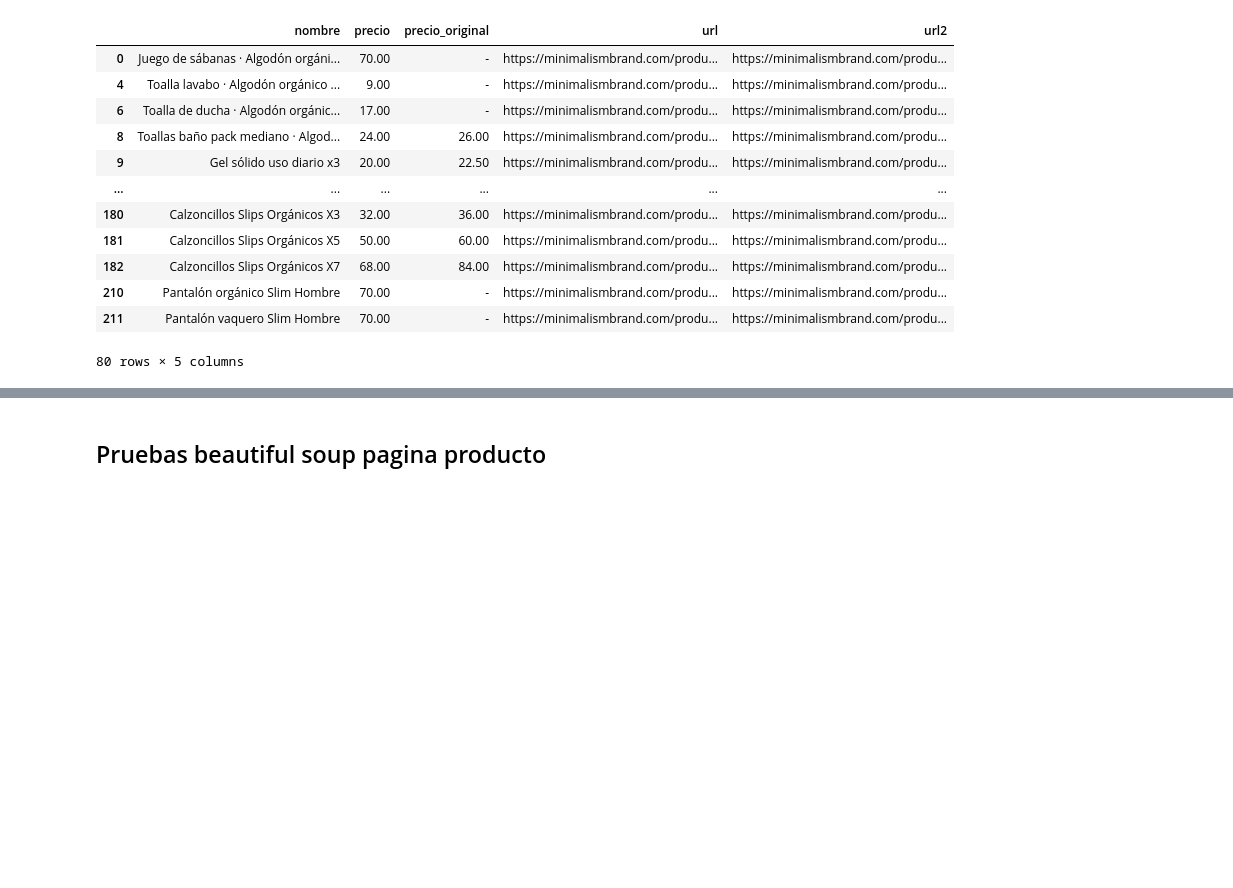
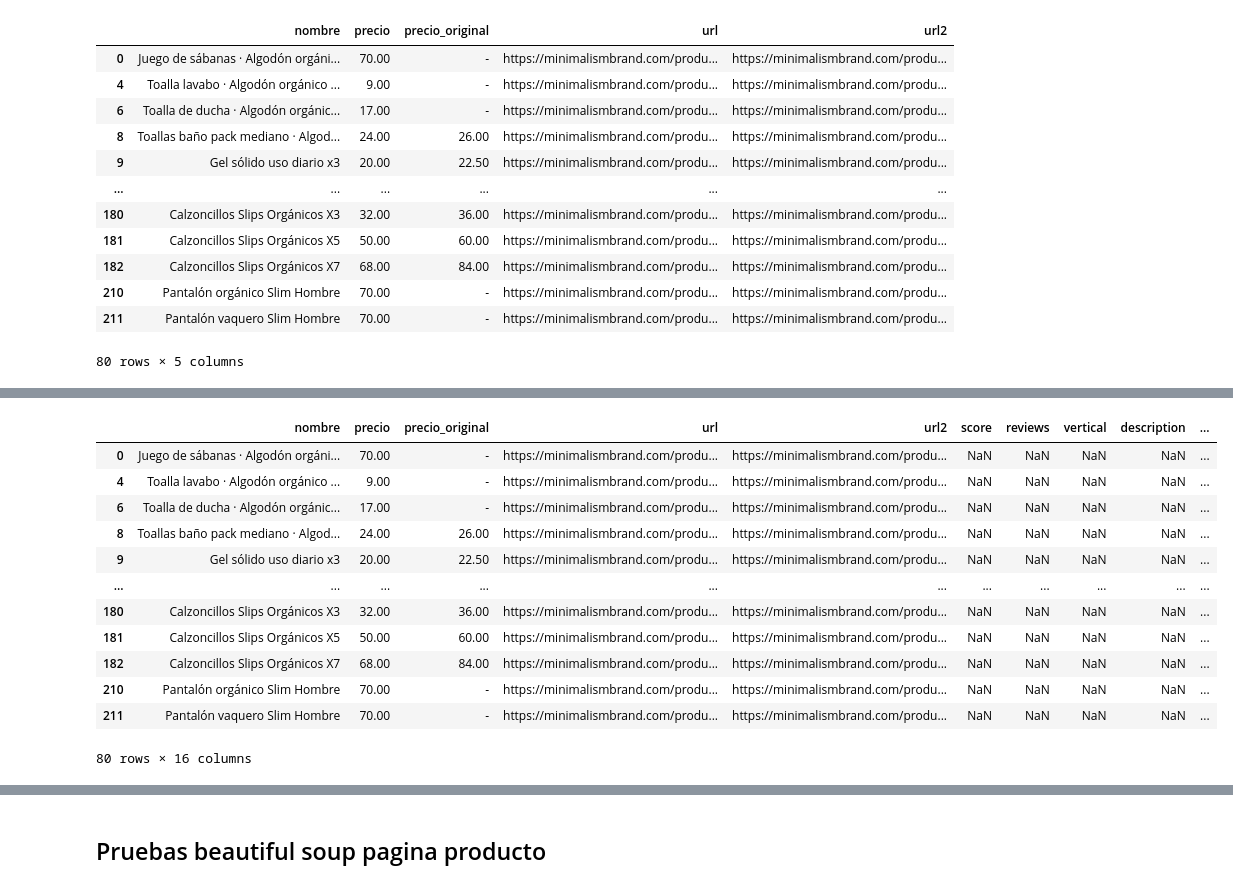
Before and after one commit to MiguelLopezVirues/proyecto-minimalism, a Jupyter notebook: notebook/scraping.ipynb, the cells around one changed output, grey strips where cells are left out. Saved outputs shown, nothing was run; the diff lists cells and outputs as text; code cells hidden in the pictures; blank space fills up the shorter version.

```diff
--- a/notebook/scraping.ipynb
+++ b/notebook/scraping.ipynb
@@ -139,0 +237,16 @@ precios_minimalism.to_csv("../datos/precios_minimalism.csv")
+# %%
+precios_minimalism
+# %% [output]
+|  | nombre | precio | precio_original | url | url2 | score | reviews | vertical | description | ... |
+| 0 | Juego de sábanas · Algodón orgáni... | 70.00 | - | https://minimalismbrand.com/produ... | https://minimalismbrand.com/produ... | NaN | NaN | NaN | NaN | ... |
+| 4 | Toalla lavabo · Algodón orgánico ... | 9.00 | - | https://minimalismbrand.com/produ... | https://minimalismbrand.com/produ... | NaN | NaN | NaN | NaN | ... |
+| 6 | Toalla de ducha · Algodón orgánic... | 17.00 | - | https://minimalismbrand.com/produ... | https://minimalismbrand.com/produ... | NaN | NaN | NaN | NaN | ... |
+| 8 | Toallas baño pack mediano · Algod... | 24.00 | 26.00 | https://minimalismbrand.com/produ... | https://minimalismbrand.com/produ... | NaN | NaN | NaN | NaN | ... |
+| 9 | Gel sólido uso diario x3 | 20.00 | 22.50 | https://minimalismbrand.com/produ... | https://minimalismbrand.com/produ... | NaN | NaN | NaN | NaN | ... |
+| ... | ... | ... | ... | ... | ... | ... | ... | ... | ... | ... |
+| 180 | Calzoncillos Slips Orgánicos X3 | 32.00 | 36.00 | https://minimalismbrand.com/produ... | https://minimalismbrand.com/produ... | NaN | NaN | NaN | NaN | ... |
+| 181 | Calzoncillos Slips Orgánicos X5 | 50.00 | 60.00 | https://minimalismbrand.com/produ... | https://minimalismbrand.com/produ... | NaN | NaN | NaN | NaN | ... |
+| 182 | Calzoncillos Slips Orgánicos X7 | 68.00 | 84.00 | https://minimalismbrand.com/produ... | https://minimalismbrand.com/produ... | NaN | NaN | NaN | NaN | ... |
+| 210 | Pantalón orgánico Slim Hombre | 70.00 | - | https://minimalismbrand.com/produ... | https://minimalismbrand.com/produ... | NaN | NaN | NaN | NaN | ... |
+| 211 | Pantalón vaquero Slim Hombre | 70.00 | - | https://minimalismbrand.com/produ... | https://minimalismbrand.com/produ... | NaN | NaN | NaN | NaN | ... |
+80 rows × 16 columns
```
Also changed, not shown: parts of 13 cells of this notebook, 3 other files.
